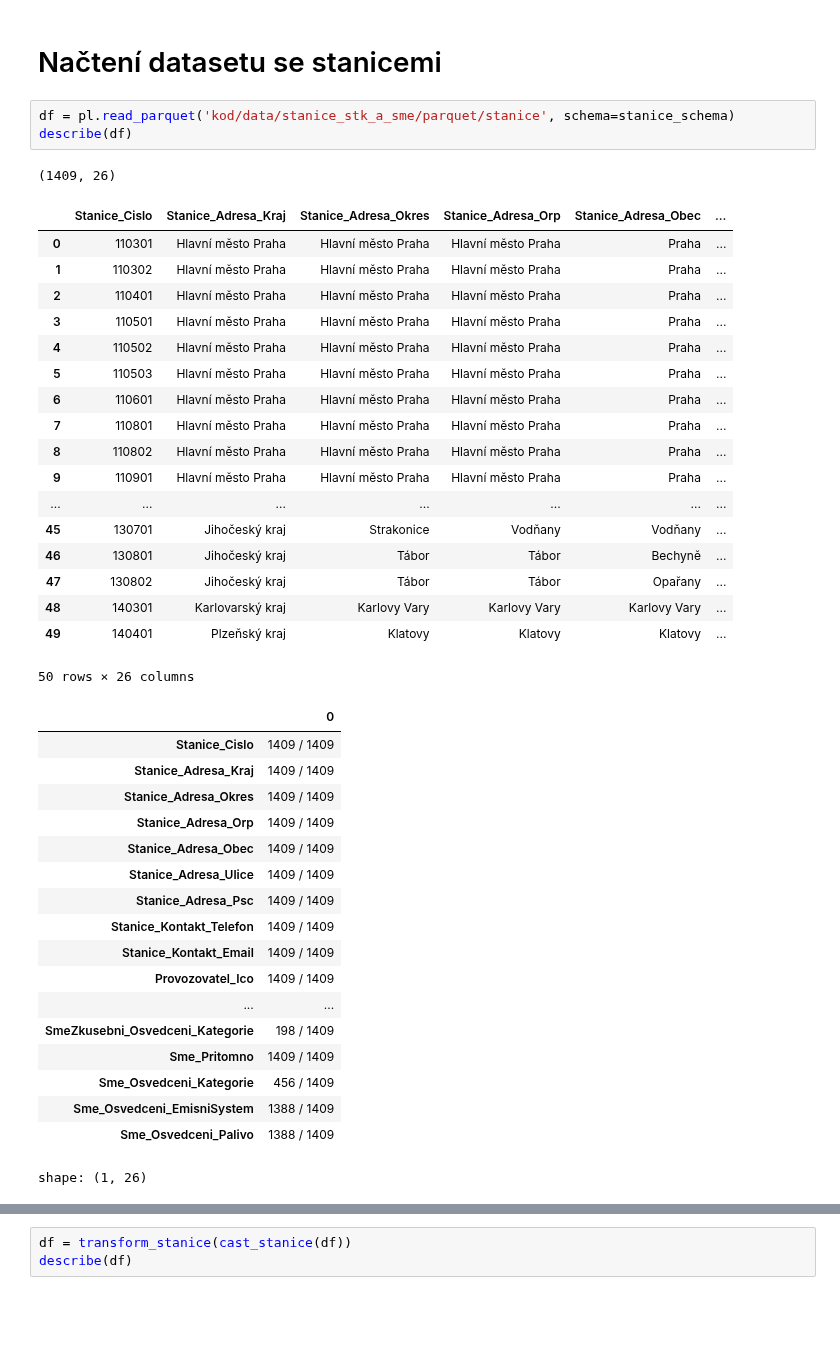
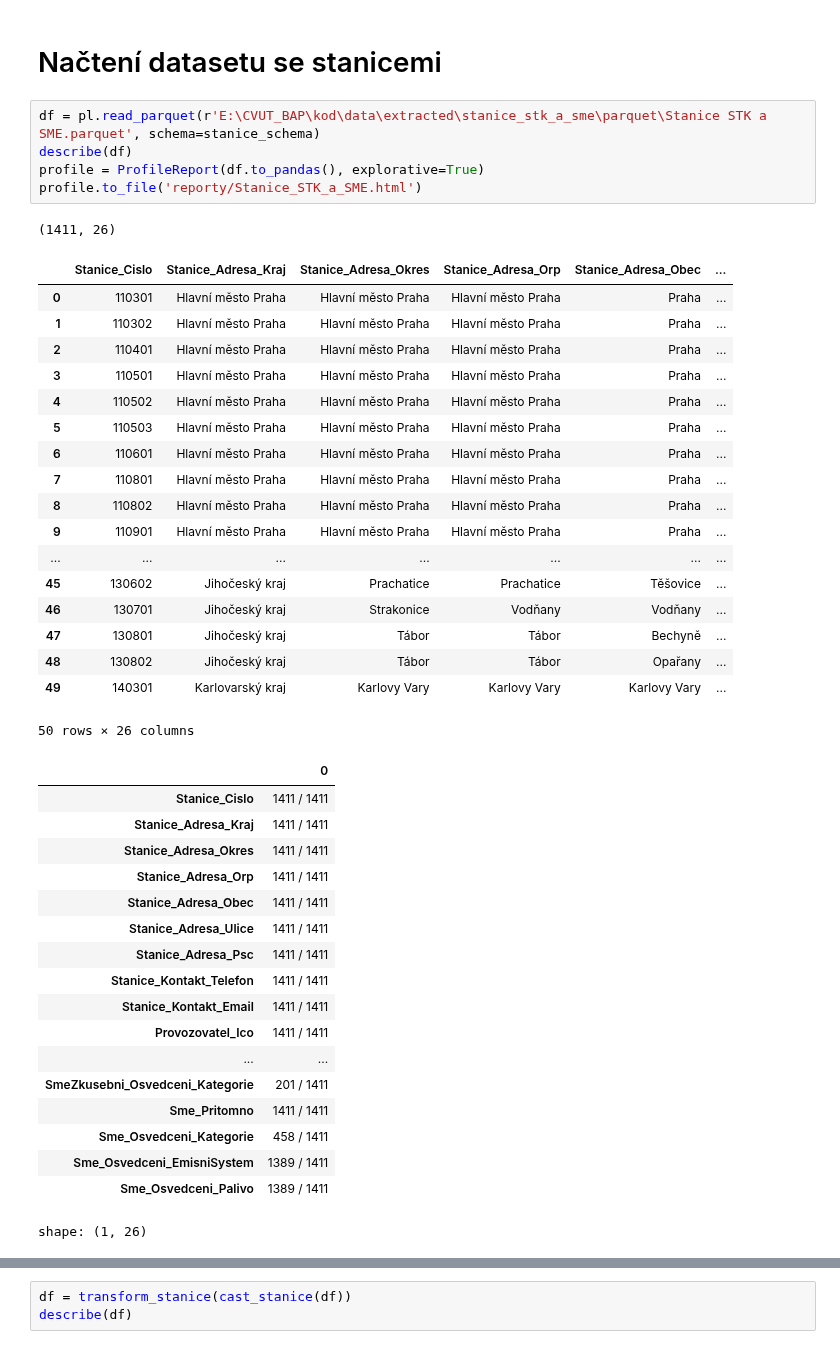
Before and after one commit to opendatalabcz/emissions-data-analysis-cz, a Jupyter notebook: kod/stations_exploration.ipynb, the cells around one changed output, grey strips where cells are left out. Cells and saved outputs as stored; diff of their text form; blank space fills up the shorter version.

```diff
--- a/kod/stations_exploration.ipynb
+++ b/kod/stations_exploration.ipynb
@@ -30,45 +30,47 @@ SEED=42
 # %% [markdown]
 # Načtení datasetu se stanicemi
 # %%
-df = pl.read_parquet('kod/data/stanice_stk_a_sme/parquet/stanice', schema=stanice_schema)
+df = pl.read_parquet(r'E:\CVUT_BAP\kod\data\extracted\stanice_stk_a_sme\parquet\Stanice STK a SME.parquet', schema=stanice_schema)
 describe(df)
+profile = ProfileReport(df.to_pandas(), explorative=True)
+profile.to_file('reporty/Stanice_STK_a_SME.html')
 # %% [output]
-(1409, 26)
+(1411, 26)
 |  | Stanice_Cislo | Stanice_Adresa_Kraj | Stanice_Adresa_Okres | Stanice_Adresa_Orp | Stanice_Adresa_Obec | ... |
 | 0 | 110301 | Hlavní město Praha | Hlavní město Praha | Hlavní město Praha | Praha | ... |
 | 1 | 110302 | Hlavní město Praha | Hlavní město Praha | Hlavní město Praha | Praha | ... |
 | 2 | 110401 | Hlavní město Praha | Hlavní město Praha | Hlavní město Praha | Praha | ... |
 | 3 | 110501 | Hlavní město Praha | Hlavní město Praha | Hlavní město Praha | Praha | ... |
 | 4 | 110502 | Hlavní město Praha | Hlavní město Praha | Hlavní město Praha | Praha | ... |
 | 5 | 110503 | Hlavní město Praha | Hlavní město Praha | Hlavní město Praha | Praha | ... |
 | 6 | 110601 | Hlavní město Praha | Hlavní město Praha | Hlavní město Praha | Praha | ... |
 | 7 | 110801 | Hlavní město Praha | Hlavní město Praha | Hlavní město Praha | Praha | ... |
 | 8 | 110802 | Hlavní město Praha | Hlavní město Praha | Hlavní město Praha | Praha | ... |
 | 9 | 110901 | Hlavní město Praha | Hlavní město Praha | Hlavní město Praha | Praha | ... |
 | ... | ... | ... | ... | ... | ... | ... |
-| 45 | 130701 | Jihočeský kraj | Strakonice | Vodňany | Vodňany | ... |
-| 46 | 130801 | Jihočeský kraj | Tábor | Tábor | Bechyně | ... |
-| 47 | 130802 | Jihočeský kraj | Tábor | Tábor | Opařany | ... |
-| 48 | 140301 | Karlovarský kraj | Karlovy Vary | Karlovy Vary | Karlovy Vary | ... |
-| 49 | 140401 | Plzeňský kraj | Klatovy | Klatovy | Klatovy | ... |
+| 45 | 130602 | Jihočeský kraj | Prachatice | Prachatice | Těšovice | ... |
+| 46 | 130701 | Jihočeský kraj | Strakonice | Vodňany | Vodňany | ... |
+| 47 | 130801 | Jihočeský kraj | Tábor | Tábor | Bechyně | ... |
+| 48 | 130802 | Jihočeský kraj | Tábor | Tábor | Opařany | ... |
+| 49 | 140301 | Karlovarský kraj | Karlovy Vary | Karlovy Vary | Karlovy Vary | ... |
 50 rows × 26 columns
 |  | 0 |
-| Stanice_Cislo | 1409 / 1409 |
-| Stanice_Adresa_Kraj | 1409 / 1409 |
-| Stanice_Adresa_Okres | 1409 / 1409 |
-| Stanice_Adresa_Orp | 1409 / 1409 |
-| Stanice_Adresa_Obec | 1409 / 1409 |
-| Stanice_Adresa_Ulice | 1409 / 1409 |
-| Stanice_Adresa_Psc | 1409 / 1409 |
-| Stanice_Kontakt_Telefon | 1409 / 1409 |
-| Stanice_Kontakt_Email | 1409 / 1409 |
-| Provozovatel_Ico | 1409 / 1409 |
+| Stanice_Cislo | 1411 / 1411 |
+| Stanice_Adresa_Kraj | 1411 / 1411 |
+| Stanice_Adresa_Okres | 1411 / 1411 |
+| Stanice_Adresa_Orp | 1411 / 1411 |
+| Stanice_Adresa_Obec | 1411 / 1411 |
+| Stanice_Adresa_Ulice | 1411 / 1411 |
+| Stanice_Adresa_Psc | 1411 / 1411 |
+| Stanice_Kontakt_Telefon | 1411 / 1411 |
+| Stanice_Kontakt_Email | 1411 / 1411 |
+| Provozovatel_Ico | 1411 / 1411 |
 | ... | ... |
-| SmeZkusebni_Osvedceni_Kategorie | 198 / 1409 |
-| Sme_Pritomno | 1409 / 1409 |
-| Sme_Osvedceni_Kategorie | 456 / 1409 |
-| Sme_Osvedceni_EmisniSystem | 1388 / 1409 |
-| Sme_Osvedceni_Palivo | 1388 / 1409 |
+| SmeZkusebni_Osvedceni_Kategorie | 201 / 1411 |
+| Sme_Pritomno | 1411 / 1411 |
+| Sme_Osvedceni_Kategorie | 458 / 1411 |
+| Sme_Osvedceni_EmisniSystem | 1389 / 1411 |
+| Sme_Osvedceni_Palivo | 1389 / 1411 |
 shape: (1, 26)
 | Stanice_Cislo | Stanice_Adresa_Kraj | Stanice_Adresa_Okres | Stanice_Adresa_Orp | Stanice_Adresa_Obec | ... |
 | str | str | str | str | str | ... |
```
Also changed, not shown: parts of 2 cells of this notebook, 2 other files.
